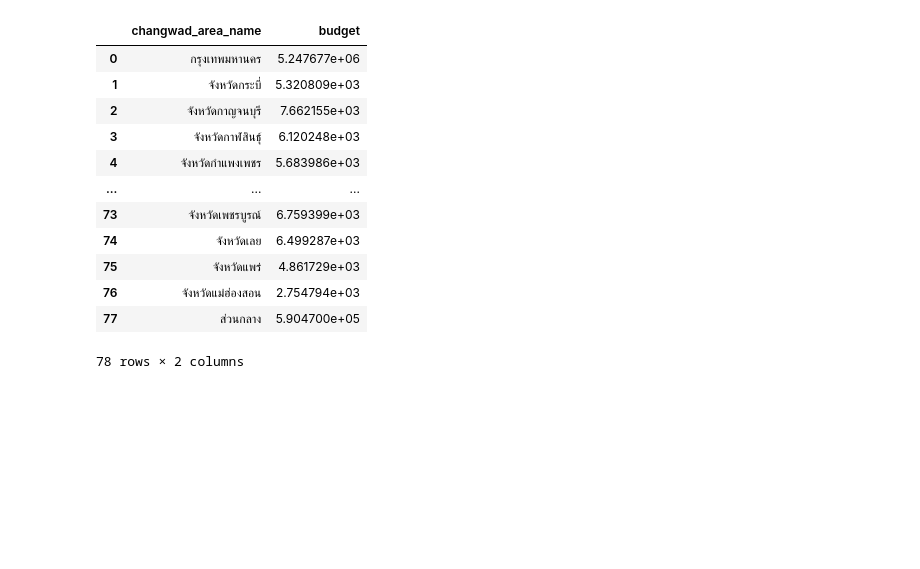
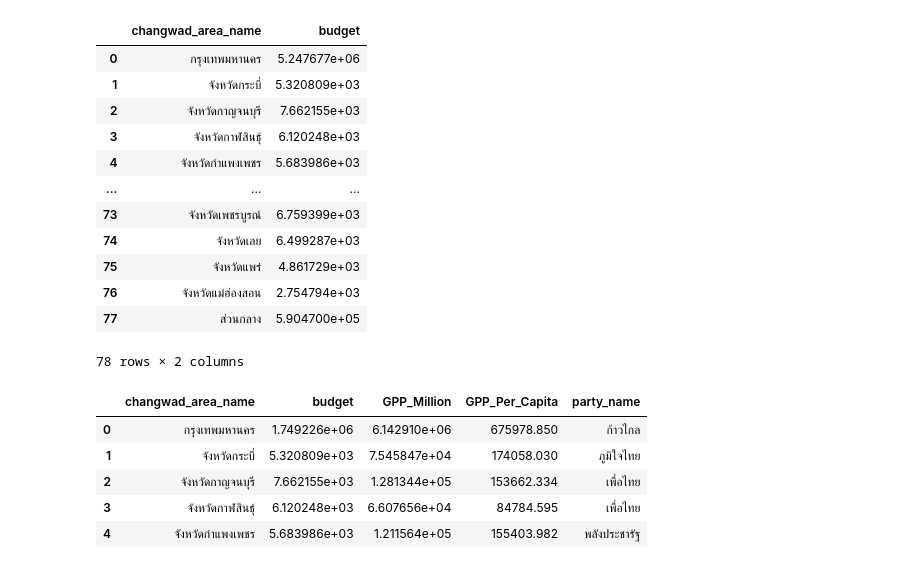
Before and after one commit to niradaa-art/project_BP_group8, a Jupyter notebook: Project_Colab_group8.ipynb, the cells around one changed output. Saved outputs shown, nothing was run; the diff lists cells and outputs as text; code cells hidden in the pictures; blank space fills up the shorter version.

```diff
--- a/Project_Colab_group8.ipynb
+++ b/Project_Colab_group8.ipynb
@@ -366,3 +374,55 @@ budget_province
 | 76 | จังหวัดแม่ฮ่องสอน | 2.754794e+03 |
 | 77 | ส่วนกลาง | 5.904700e+05 |
 78 rows × 2 columns
+# %%
+# ==========================================
+# เตรียมข้อมูลและ Merge Datasets รวม
+# ==========================================
+
+# 1. จัดการข้อมูล GPP
+def fix_province_name(name):
+    if pd.isna(name):
+        return name
+    name = str(name).strip()
+    if name == 'กรุงเทพมหานคร':
+        return name
+    elif not name.startswith('จังหวัด'):
+        return f"จังหวัด{name}"
+    return name
+
+# กรองปี 2566 และตัดแถวที่เป็นภาพรวม ('รวม') ออก
+gpp_2566_clean = gpp_2566[gpp_2566['CWT'] != 'รวม'].copy()
+
+gpp_total = gpp_2566_clean[gpp_2566_clean['NI'] == 'ผลิตภัณฑ์มวลรวมจังหวัด (GPP)'][['CWT', 'Value']].rename(columns={'CWT': 'changwad_area_name', 'Value': 'GPP_Million'})
+gpp_per_capita = gpp_2566_clean[gpp_2566_clean['NI'] == 'ผลิตภัณฑ์จังหวัด (GPP) ต่อหัว'][['CWT', 'Value']].rename(columns={'CWT': 'changwad_area_name', 'Value': 'GPP_Per_Capita'})
+
+# ปรับชื่อจังหวัดใน GPP
+gpp_total['changwad_area_name'] = gpp_total['changwad_area_name'].apply(fix_province_name)
+gpp_per_capita['changwad_area_name'] = gpp_per_capita['changwad_area_name'].apply(fix_province_name)
+
+# 2. จัดการข้อมูลพรรคการเมือง (ลบช่องว่างส่วนเกิน)
+party_clean = party.copy()
+party_clean['changwad_area_name'] = party_clean['changwad_area_name'].astype(str).str.strip()
+party_clean['party_name'] = party_clean['party_name'].astype(str).str.strip()
+
+# 3. รวมงบประมาณแยกตามจังหวัด
+budget_prov_sum = budget_df.groupby('changwad_area_name', as_index=False)['budget'].sum()
+budget_prov_sum['changwad_area_name'] = budget_prov_sum['changwad_area_name'].astype(str).str.strip()
+
+# 4. Merge ข้อมูลเข้าด้วยกัน
+merged_df = budget_prov_sum.merge(gpp_total, on='changwad_area_name', how='left')
+merged_df = merged_df.merge(gpp_per_capita, on='changwad_area_name', how='left')
+merged_df = merged_df.merge(party_clean, on='changwad_area_name', how='left')
+
+# คัดกรองเฉพาะ 77 จังหวัด (ตัดส่วนกลางออก)
+df_prov_only = merged_df[merged_df['changwad_area_name'] != 'ส่วนกลาง'].dropna(subset=['GPP_Million']).reset_index(drop=True)
+# %%
+# แสดง 5 แถวแรกของตารางข้อมูลรวมระดับจังหวัด
+df_prov_only.head()
+# %% [output]
+|  | changwad_area_name | budget | GPP_Million | GPP_Per_Capita | party_name |
+| 0 | กรุงเทพมหานคร | 1.749226e+06 | 6.142910e+06 | 675978.850 | ก้าวไกล |
+| 1 | จังหวัดกระบี่ | 5.320809e+03 | 7.545847e+04 | 174058.030 | ภูมิใจไทย |
+| 2 | จังหวัดกาญจนบุรี | 7.662155e+03 | 1.281344e+05 | 153662.334 | เพื่อไทย |
+| 3 | จังหวัดกาฬสินธุ์ | 6.120248e+03 | 6.607656e+04 | 84784.595 | เพื่อไทย |
+| 4 | จังหวัดกำแพงเพชร | 5.683986e+03 | 1.211564e+05 | 155403.982 | พลังประชารัฐ |
```
Also changed, not shown: parts of 19 cells of this notebook.
